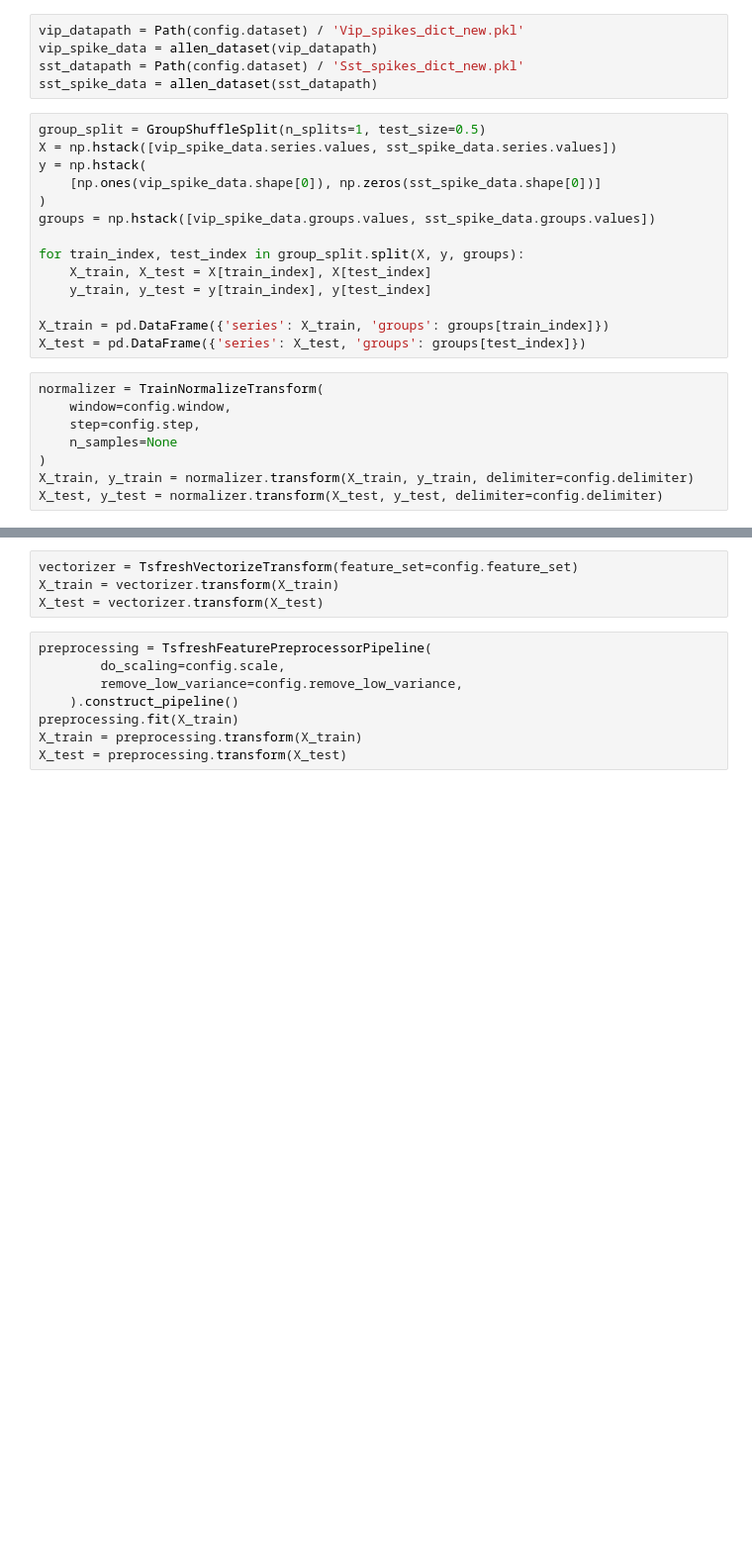
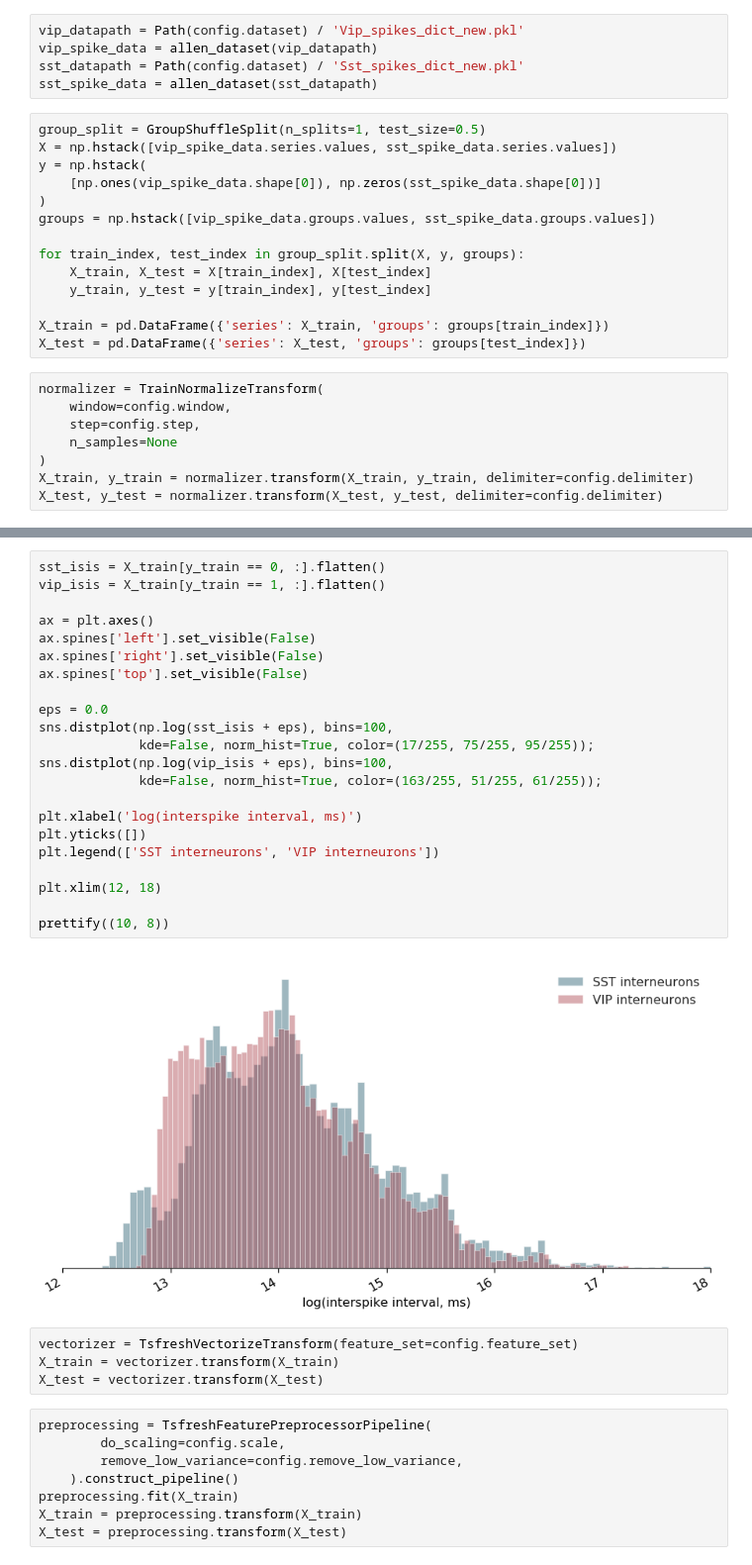
Before and after one commit to lzrvch/spikebench, a Jupyter notebook: examples/notebooks/allen_interneuron_type_classification.ipynb, the cells around one changed output, grey strips where cells are left out. Shown: that part at 99% size. Cells and saved outputs as stored; diff of their text form; blank space fills up the shorter version.

```diff
--- a/examples/notebooks/allen_interneuron_type_classification.ipynb
+++ b/examples/notebooks/allen_interneuron_type_classification.ipynb
@@ -76,3 +79,27 @@ prettify((15, 8))
+# %%
+sst_isis = X_train[y_train == 0, :].flatten()
+vip_isis = X_train[y_train == 1, :].flatten()
+
+ax = plt.axes()
+ax.spines['left'].set_visible(False)
+ax.spines['right'].set_visible(False)
+ax.spines['top'].set_visible(False)
+
+eps = 0.0
+sns.distplot(np.log(sst_isis + eps), bins=100,
+             kde=False, norm_hist=True, color=(17/255, 75/255, 95/255));
+sns.distplot(np.log(vip_isis + eps), bins=100,
+             kde=False, norm_hist=True, color=(163/255, 51/255, 61/255));
+
+plt.xlabel('log(interspike interval, ms)')
+plt.yticks([])
+plt.legend(['SST interneurons', 'VIP interneurons'])
+
+plt.xlim(12, 18)
+
+prettify((10, 8))
+# %% [output]
+[figure, added]
 # %%
 vectorizer = TsfreshVectorizeTransform(feature_set=config.feature_set)
 X_train = vectorizer.transform(X_train)
```
Also changed, not shown: parts of 11 cells of this notebook, 8 other files.
